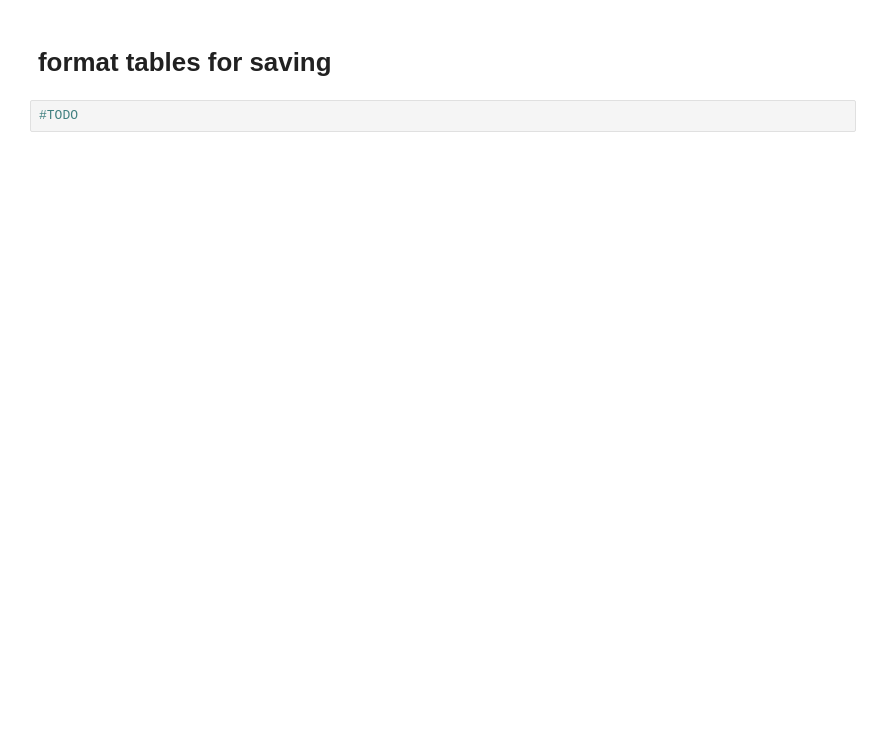
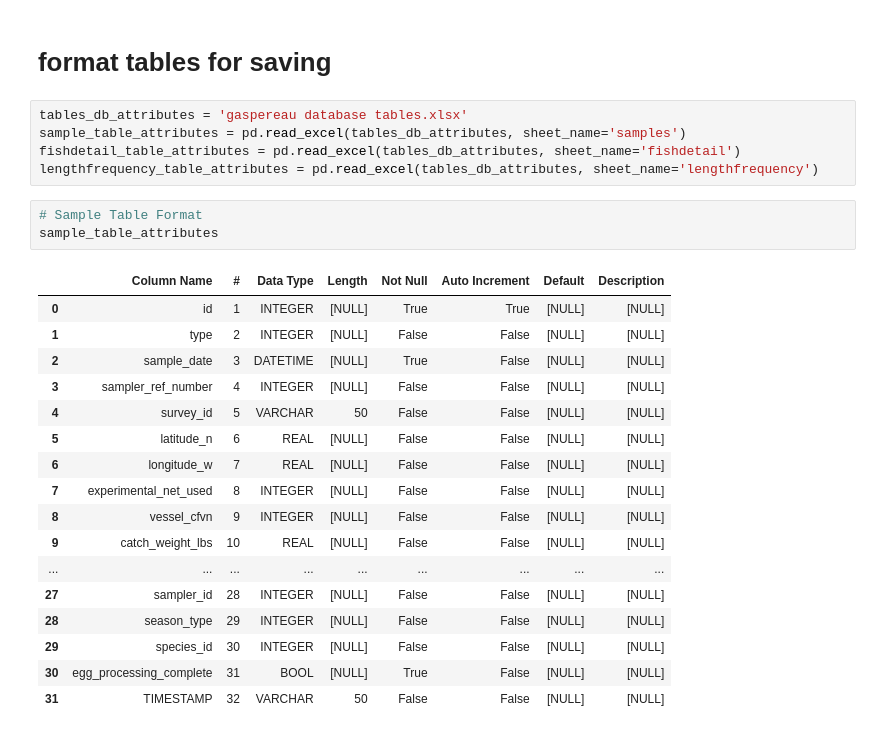
Before and after one commit to dfo-gulf-science/Gaspereau, a Jupyter notebook: 8. Data Wrangling - matching and creating tables.ipynb, the cells around one changed output. Saved outputs shown, nothing was run; the diff lists cells and outputs as text; blank space fills up the shorter version.

Commit message:
table layouts from database

```diff
--- a/8. Data Wrangling - matching and creating tables.ipynb
+++ b/8. Data Wrangling - matching and creating tables.ipynb
@@ -306,4 +306,28 @@ df_FD.sample(10)
 # %% [markdown]
 # format tables for saving
-# %%
-#TODO
+# %%
+tables_db_attributes = 'gaspereau database tables.xlsx'
+sample_table_attributes = pd.read_excel(tables_db_attributes, sheet_name='samples')
+fishdetail_table_attributes = pd.read_excel(tables_db_attributes, sheet_name='fishdetail')
+lengthfrequency_table_attributes = pd.read_excel(tables_db_attributes, sheet_name='lengthfrequency')
+# %%
+# Sample Table Format
+sample_table_attributes
+# %% [output]
+|  | Column Name | # | Data Type | Length | Not Null | Auto Increment | Default | Description |
+| 0 | id | 1 | INTEGER | [NULL] | True | True | [NULL] | [NULL] |
+| 1 | type | 2 | INTEGER | [NULL] | False | False | [NULL] | [NULL] |
+| 2 | sample_date | 3 | DATETIME | [NULL] | True | False | [NULL] | [NULL] |
+| 3 | sampler_ref_number | 4 | INTEGER | [NULL] | False | False | [NULL] | [NULL] |
+| 4 | survey_id | 5 | VARCHAR | 50 | False | False | [NULL] | [NULL] |
+| 5 | latitude_n | 6 | REAL | [NULL] | False | False | [NULL] | [NULL] |
+| 6 | longitude_w | 7 | REAL | [NULL] | False | False | [NULL] | [NULL] |
+| 7 | experimental_net_used | 8 | INTEGER | [NULL] | False | False | [NULL] | [NULL] |
+| 8 | vessel_cfvn | 9 | INTEGER | [NULL] | False | False | [NULL] | [NULL] |
+| 9 | catch_weight_lbs | 10 | REAL | [NULL] | False | False | [NULL] | [NULL] |
+| ... | ... | ... | ... | ... | ... | ... | ... | ... |
+| 27 | sampler_id | 28 | INTEGER | [NULL] | False | False | [NULL] | [NULL] |
+| 28 | season_type | 29 | INTEGER | [NULL] | False | False | [NULL] | [NULL] |
+| 29 | species_id | 30 | INTEGER | [NULL] | False | False | [NULL] | [NULL] |
+| 30 | egg_processing_complete | 31 | BOOL | [NULL] | True | False | [NULL] | [NULL] |
+| 31 | TIMESTAMP | 32 | VARCHAR | 50 | False | False | [NULL] | [NULL] |
```
Also changed, not shown: parts of 4 cells of this notebook, 1 other file.
